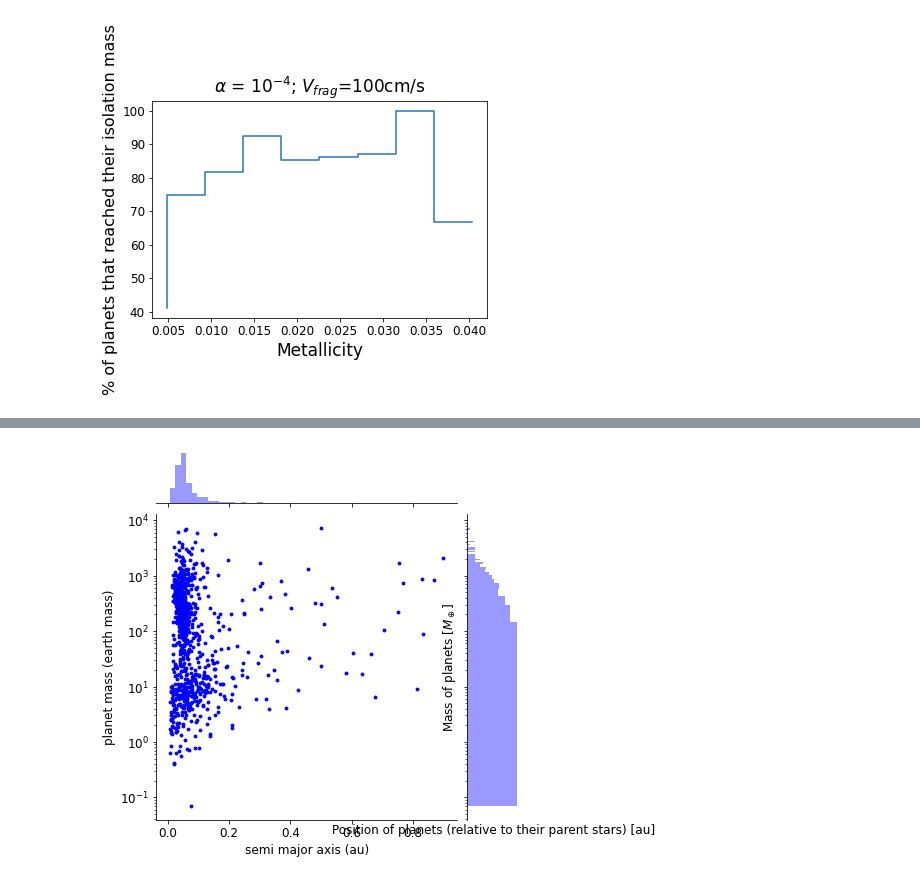
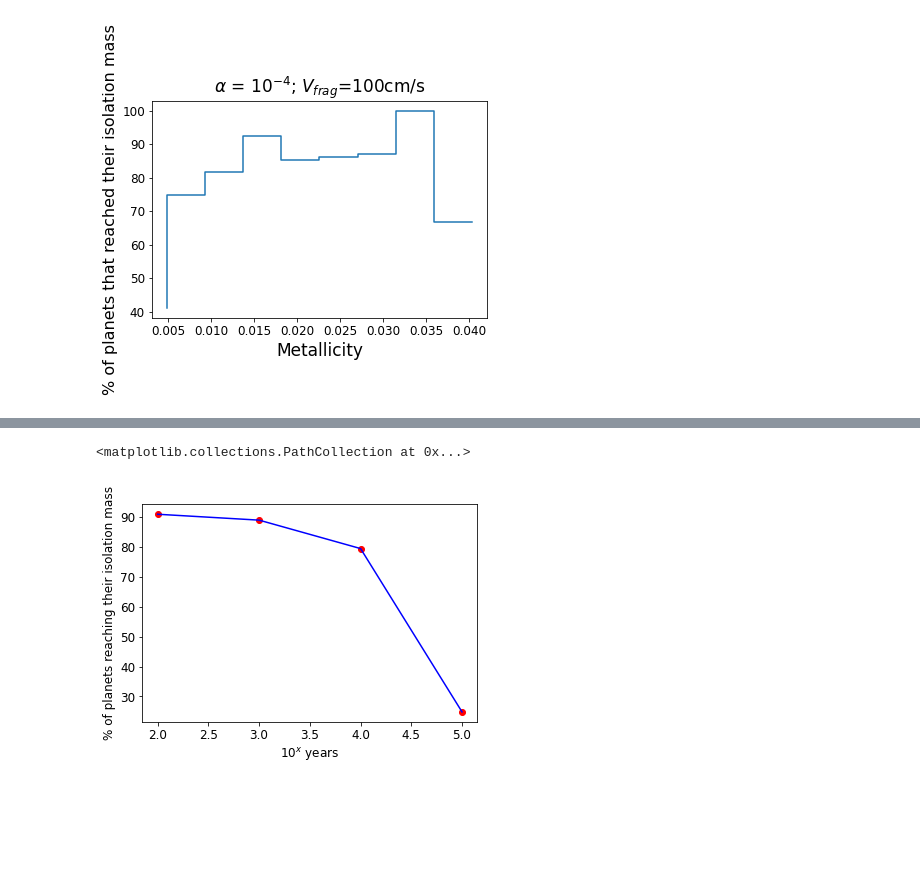
Before and after one commit to JayashreeNarayan/Summer-2023---Pebble-Predictor-Analyses, a Jupyter notebook: Main.ipynb, the cells around one changed output, grey strips where cells are left out. Cells and saved outputs as stored; diff of their text form; code cells hidden in the pictures; blank space fills up the shorter version.

```diff
--- a/Main.ipynb
+++ b/Main.ipynb
@@ -379,10 +365,14 @@ Text(0.5, 1.0, '$\\alpha$ = $10^{-4}$; $V_{frag}$=400cm/s')
-# %%
-g=sns.jointplot(data=df2, x="semi major axis (au)", y="planet mass (earth mass)", color="blue", s=8)
-#sns.scatterplot(data=df2, x="metallicity = log(k)*metallicity of sun", y="mass of star (solar masses)")
-
-plt.ylabel(r"Mass of planets [$M_\oplus$]")
-plt.xlabel(r"Position of planets (relative to their parent stars) [au]")
-plt.yscale("log")
-plt.xscale("log")
-# %% [output]
-[figure, removed]
+# %%
+Y = [784., 767., 685., 214.]
+
+for i in range(len(Y)):
+    Y[i] = Y[i]/8.62
+
+X = [2, 3, 4, 5]
+plt.xlabel(r"10$^x$ years")
+plt.ylabel("% of planets reaching their isolation mass")
+plt.plot(X, Y, color="blue")
+plt.scatter(X,Y, color="red")
+# %% [output]
+<matplotlib.collections.PathCollection at 0x...>
+[figure, added]
```
Also changed, not shown: parts of 7 cells of this notebook, 17 other files.
